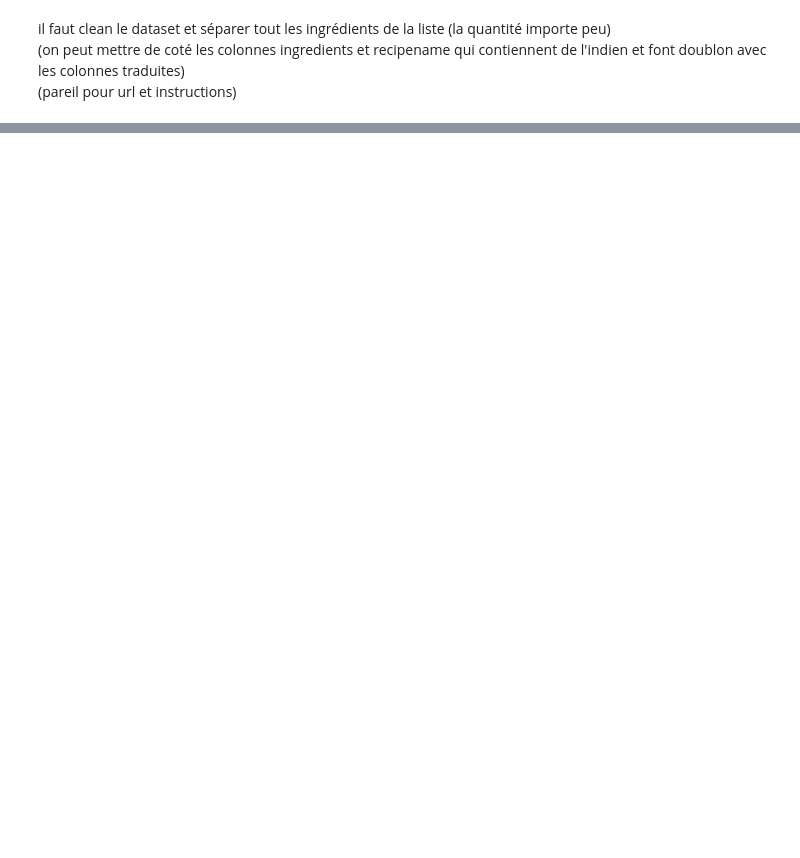
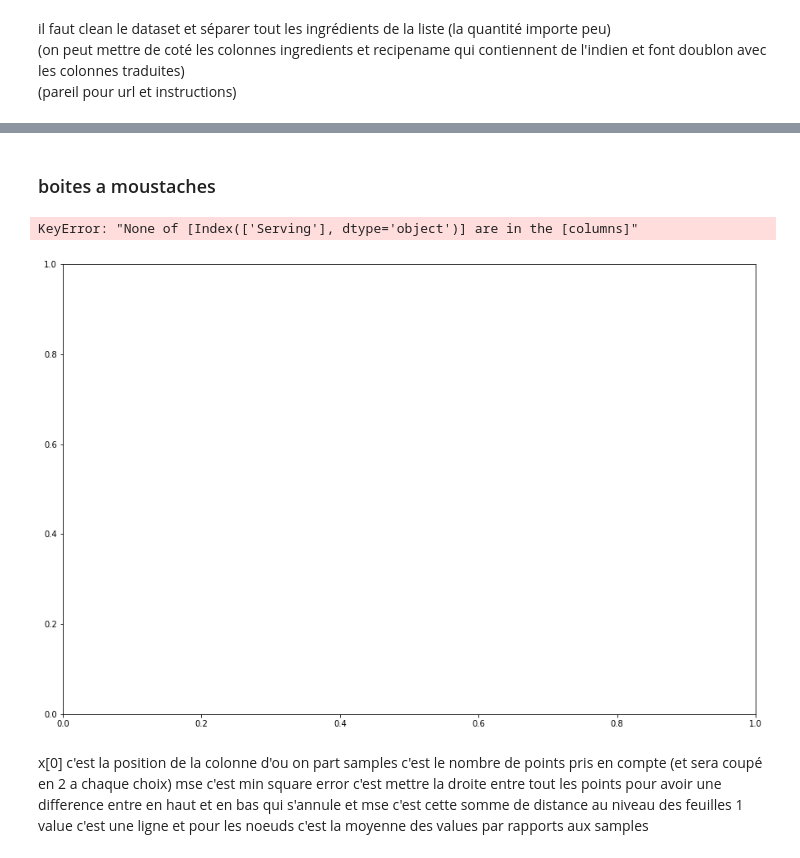
Before and after one commit to ArmandBroutinDev/python, a Jupyter notebook: projet.ipynb, the cells around one changed output, grey strips where cells are left out. Cells and saved outputs as stored; diff of their text form; code cells hidden in the pictures; blank space fills up the shorter version.

```diff
--- a/projet.ipynb
+++ b/projet.ipynb
@@ -31,0 +117,4 @@ il faut clean le dataset et séparer tout les ingrédients de la liste (la quant
+# %%
+clean['nbrOfIngr'] = clean['Servings']
+for val in clean.index:
+    clean['nbrOfIngr'][val] = clean['Ingredients'][val].count(',')+1
@@ -31,0 +155,7 @@ il faut clean le dataset et séparer tout les ingrédients de la liste (la quant
+# %%
+for val in clean.index:
+    if clean['Cuisine'][val] != '<20 Other' or clean['Cuisine'][val] != '<50 Other':
+        if clean['Cuisine'].value_counts()[clean['Cuisine'][val]] < 20:
+            clean['Cuisine'][val] = '<20 Other'
+        elif clean['Cuisine'].value_counts()[clean['Cuisine'][val]] < 50:
+            clean['Cuisine'][val] = '<50 Other'
@@ -31,0 +211,5 @@ il faut clean le dataset et séparer tout les ingrédients de la liste (la quant
+# %%
+for val in clean.index:
+    if clean['Course'][val] != 'Other':
+        if clean['Course'].value_counts()[clean['Course'][val]] < 50:
+            clean['Course'][val] = 'Other'
@@ -31,0 +251,5 @@ il faut clean le dataset et séparer tout les ingrédients de la liste (la quant
+# %%
+for val in clean.index:
+    if clean['Diet'][val] != 'Other':
+        if clean['Diet'].value_counts()[clean['Diet'][val]] < 75:
+            clean['Diet'][val] = 'Other'
@@ -31,0 +340,15 @@ il faut clean le dataset et séparer tout les ingrédients de la liste (la quant
+# %% [markdown]
+### boites a moustaches
+# %%
+plt.figure(figsize=(15,10))
+for i, col in enumerate(['Serving','nbrOfIngredients','TotalTimeInMins'], start=1):
+    plt.subplot(1,1,i)
+    clean.boxplot(col)
+# %% [output]
+KeyError: "None of [Index(['Serving'], dtype='object')] are in the [columns]"
+[figure, added]
+# %% [markdown]
+x[0] c'est la position de la colonne d'ou on part
+samples c'est le nombre de points pris en compte (et sera coupé en 2 a chaque choix)
+mse c'est min square error c'est mettre la droite entre tout les points pour avoir une difference entre en haut et en bas qui s'annule et mse c'est cette somme de distance
+au niveau des feuilles 1 value c'est une ligne et pour les noeuds c'est la moyenne des values par rapports aux samples
```
Also changed, not shown: parts of 36 cells of this notebook.
